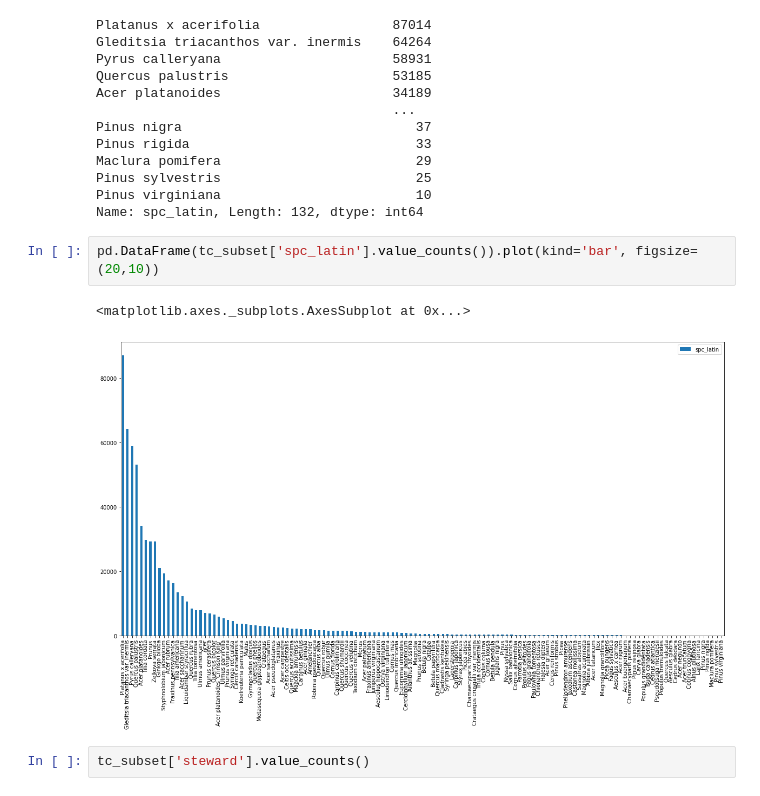
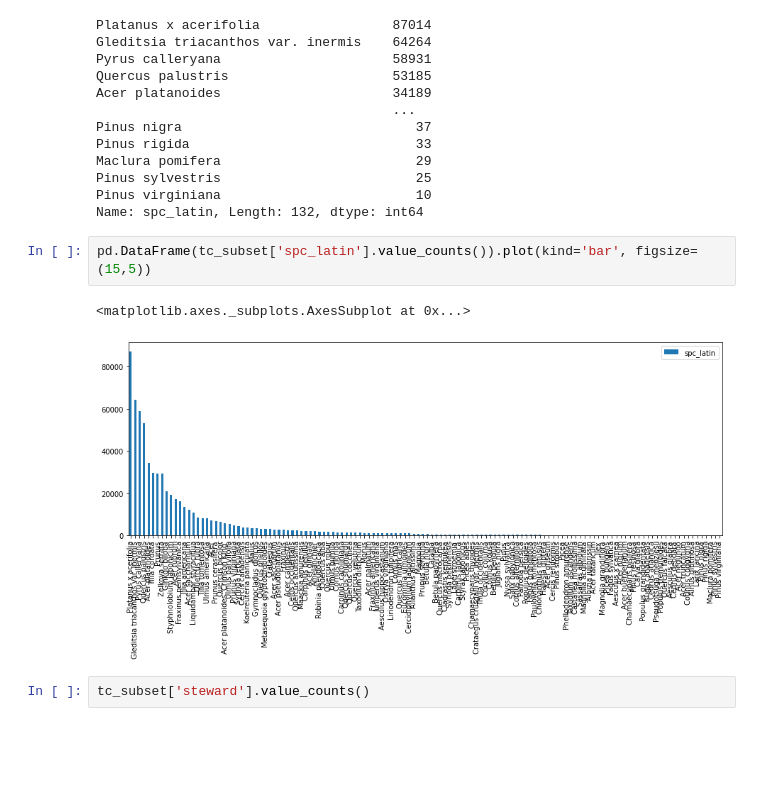
Before and after one commit to mrsyamhfis/Prison-Break, a Jupyter notebook: Tree_Census.ipynb, the cells around one changed output. Cells and saved outputs as stored; diff of their text form; blank space fills up the shorter version.

```diff
--- a/Tree_Census.ipynb
+++ b/Tree_Census.ipynb
@@ -164,10 +164,10 @@ Pinus sylvestris                         25
 Pinus virginiana                         10
 Name: spc_latin, Length: 132, dtype: int64
 # %%
-pd.DataFrame(tc_subset['spc_latin'].value_counts()).plot(kind='bar', figsize=(20,10))
+pd.DataFrame(tc_subset['spc_latin'].value_counts()).plot(kind='bar', figsize=(15,5))
 # %% [output]
 <matplotlib.axes._subplots.AxesSubplot at 0x...>
-[figure, old version]
+[figure, new version]
 # %%
 tc_subset['steward'].value_counts()
 # %% [output]
```
Also changed, not shown: parts of 24 cells of this notebook.
